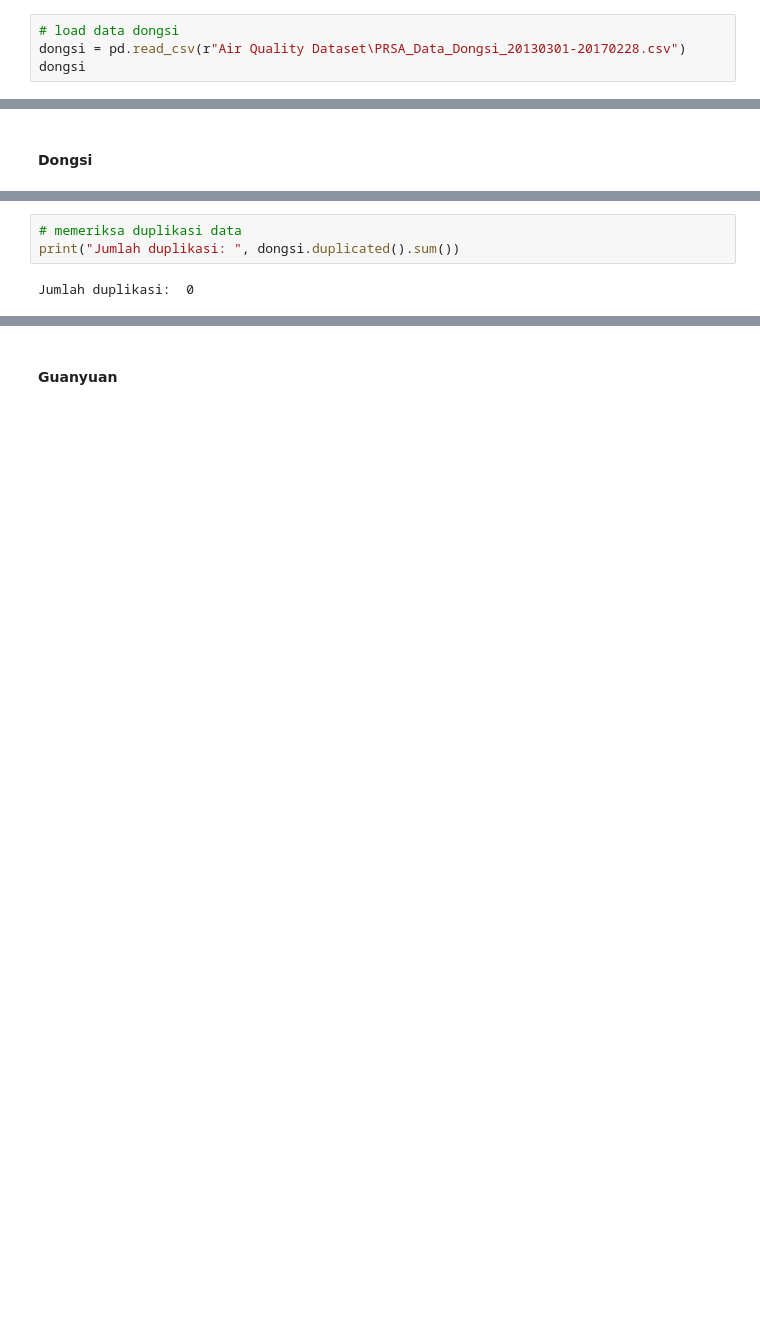
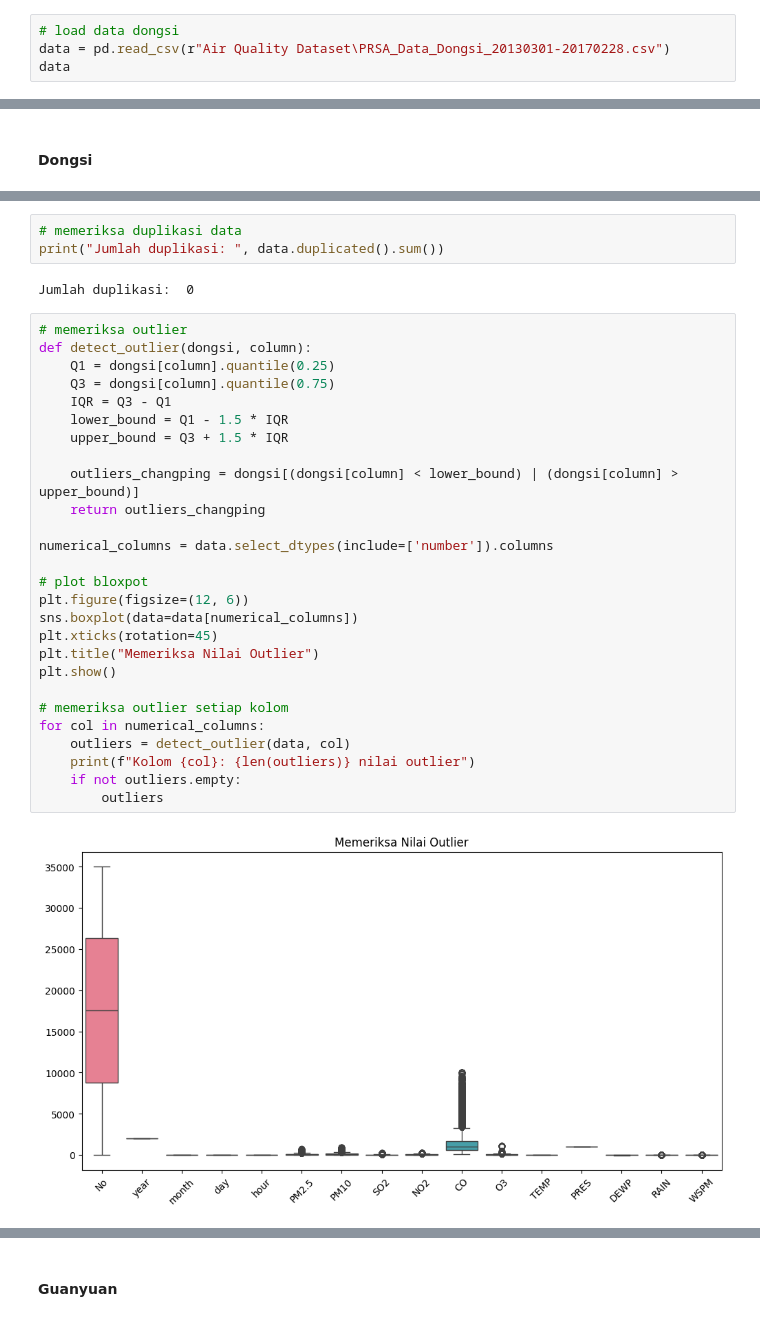
Before and after one commit to Azuredeer/Air-Quality, a Jupyter notebook: analysis_air.ipynb, the cells around one changed output, grey strips where cells are left out. Saved outputs shown, nothing was run; the diff lists cells and outputs as text; blank space fills up the shorter version.

```diff
--- a/analysis_air.ipynb
+++ b/analysis_air.ipynb
@@ -81,8 +81,8 @@ dingling
 35064 rows × 18 columns
 # %%
 # load data dongsi
-dongsi = pd.read_csv(r"Air Quality Dataset\PRSA_Data_Dongsi_20130301-20170228.csv")
-dongsi
+data = pd.read_csv(r"Air Quality Dataset\PRSA_Data_Dongsi_20130301-20170228.csv")
+data
 # %% [output]
 |  | No | year | month | day | hour | PM2.5 | PM10 | SO2 | NO2 | CO | O3 | ... |
 | 0 | 1 | 2013 | 3 | 1 | 0 | 9.0 | 9.0 | 3.0 | 17.0 | 300.0 | 89.0 | ... |
@@ -639,6 +689,35 @@ station       0
 dtype: int64
 # %%
 # memeriksa duplikasi data
-print("Jumlah duplikasi: ", dongsi.duplicated().sum())
+print("Jumlah duplikasi: ", data.duplicated().sum())
 # %% [output]
 Jumlah duplikasi:  0
+# %%
+# memeriksa outlier
+def detect_outlier(dongsi, column):
+    Q1 = dongsi[column].quantile(0.25)
+    Q3 = dongsi[column].quantile(0.75)
+    IQR = Q3 - Q1
+    lower_bound = Q1 - 1.5 * IQR
+    upper_bound = Q3 + 1.5 * IQR
+
+    outliers_changping = dongsi[(dongsi[column] < lower_bound) | (dongsi[column] > upper_bound)]
+    return outliers_changping
+
+numerical_columns = data.select_dtypes(include=['number']).columns
+
+# plot bloxpot
+plt.figure(figsize=(12, 6))
+sns.boxplot(data=data[numerical_columns])
+plt.xticks(rotation=45)
+plt.title("Memeriksa Nilai Outlier")
+plt.show()
+
+# memeriksa outlier setiap kolom
+for col in numerical_columns:
+    outliers = detect_outlier(data, col)
+    print(f"Kolom {col}: {len(outliers)} nilai outlier")
+    if not outliers.empty:
+        outliers
+# %% [output]
+[figure, added]
```
Also changed, not shown: parts of 77 cells of this notebook.
